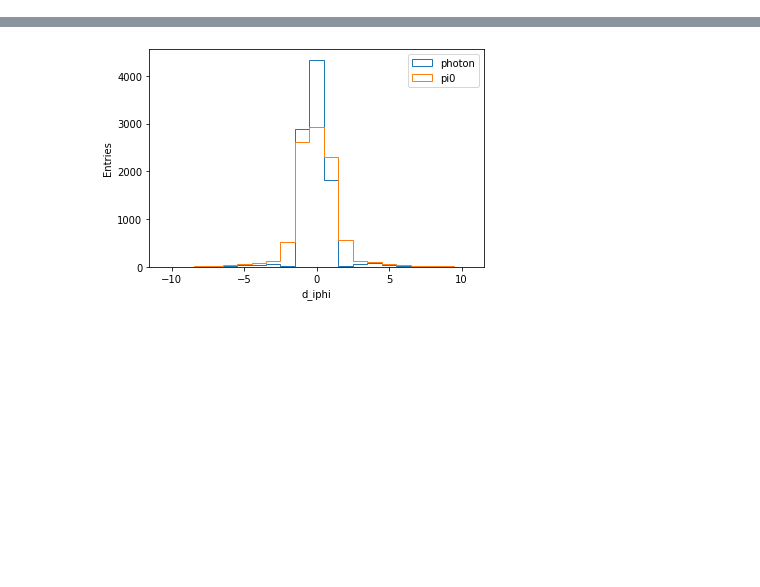
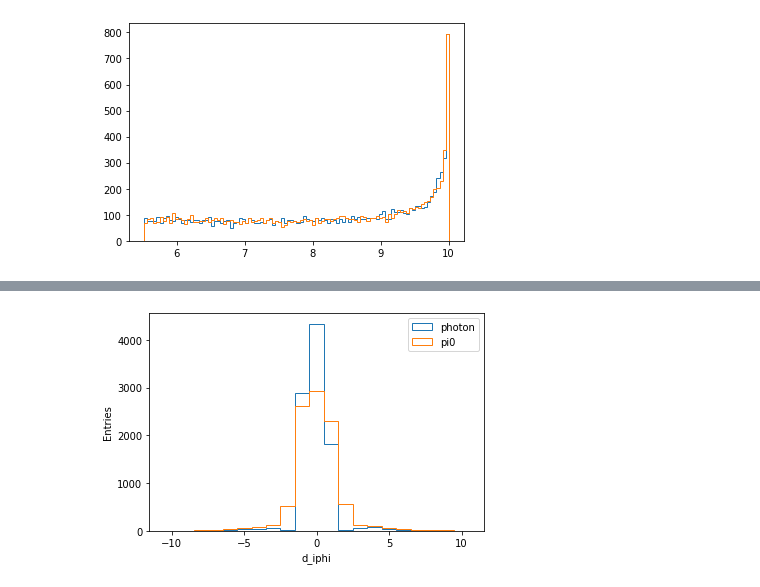
Before and after one commit to osuranyi/EMCal-clustering, a Jupyter notebook: Cluster_seeds.ipynb, the cells around one changed output, grey strips where cells are left out. Drawn from its saved outputs; the diff is of its cells as text; code cells hidden in the pictures; blank space fills up the shorter version.

```diff
--- a/Cluster_seeds.ipynb
+++ b/Cluster_seeds.ipynb
@@ -26,7 +26,7 @@ eta = []
 phi = []
 
 for i in range(N):
-    pt.append(np.sqrt(px[i]*px[i]+py[i]*py[i]+pz[i]*pz[i]))
+    pt.append(np.sqrt(px[i]*px[i]+py[i]*py[i]))
     p = np.sqrt(px[i]*px[i]+py[i]*py[i]+pz[i]*pz[i])
     eta.append(0.5 * np.log((p + pz[i]) / (p - pz[i])))
     phi.append(np.arctan2(py[i],px[i]))
@@ -34,3 +34,8 @@ for i in range(N):
 pt = np.array(pt)
 eta = np.array(eta)
 phi = np.array(phi)
+# %%
+plt.hist(pt[pid == 1],bins=100,histtype="step")
+plt.hist(pt[pid == 0],bins=100,histtype="step");
+# %% [output]
+[figure, added]
```
Also changed, not shown: parts of 4 cells of this notebook, 1 other file.
